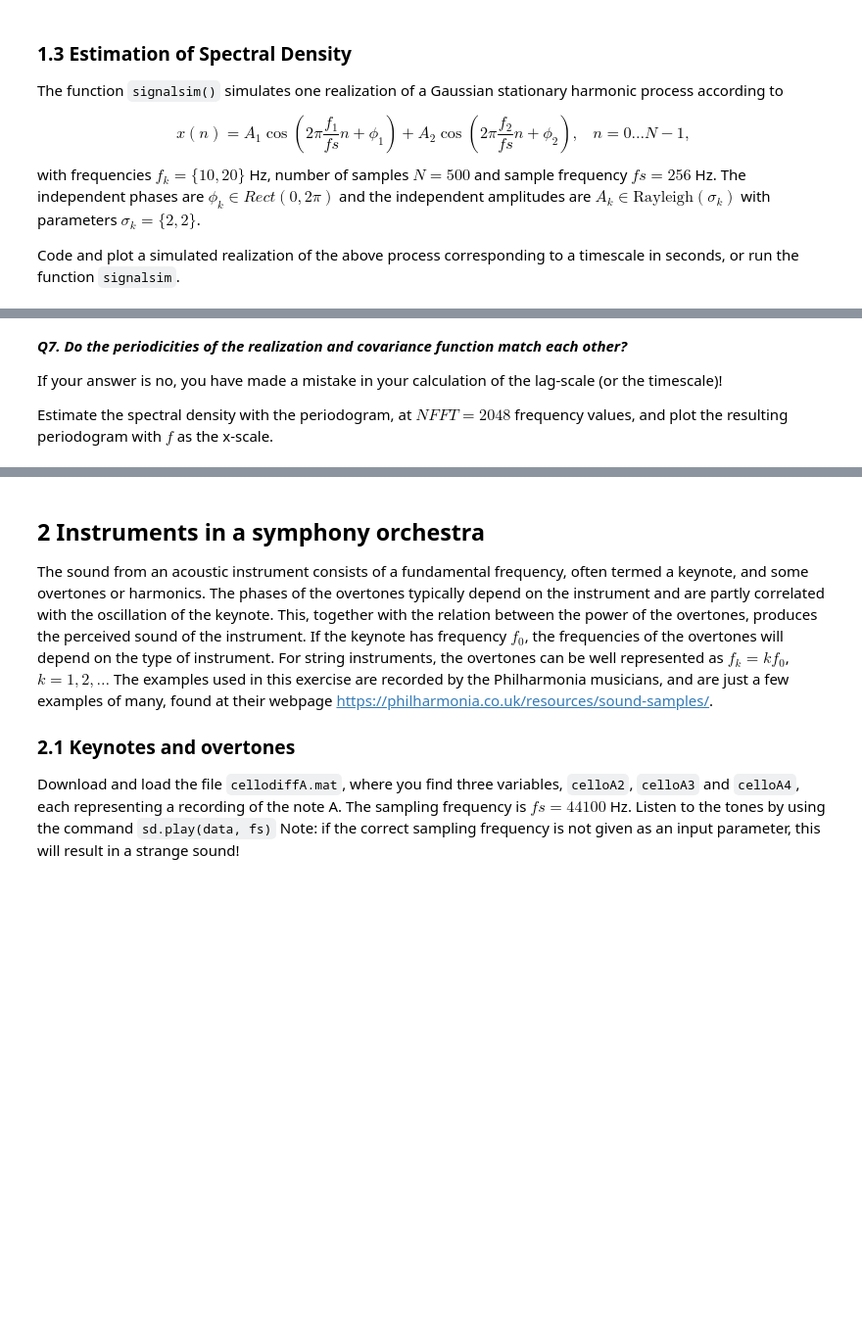
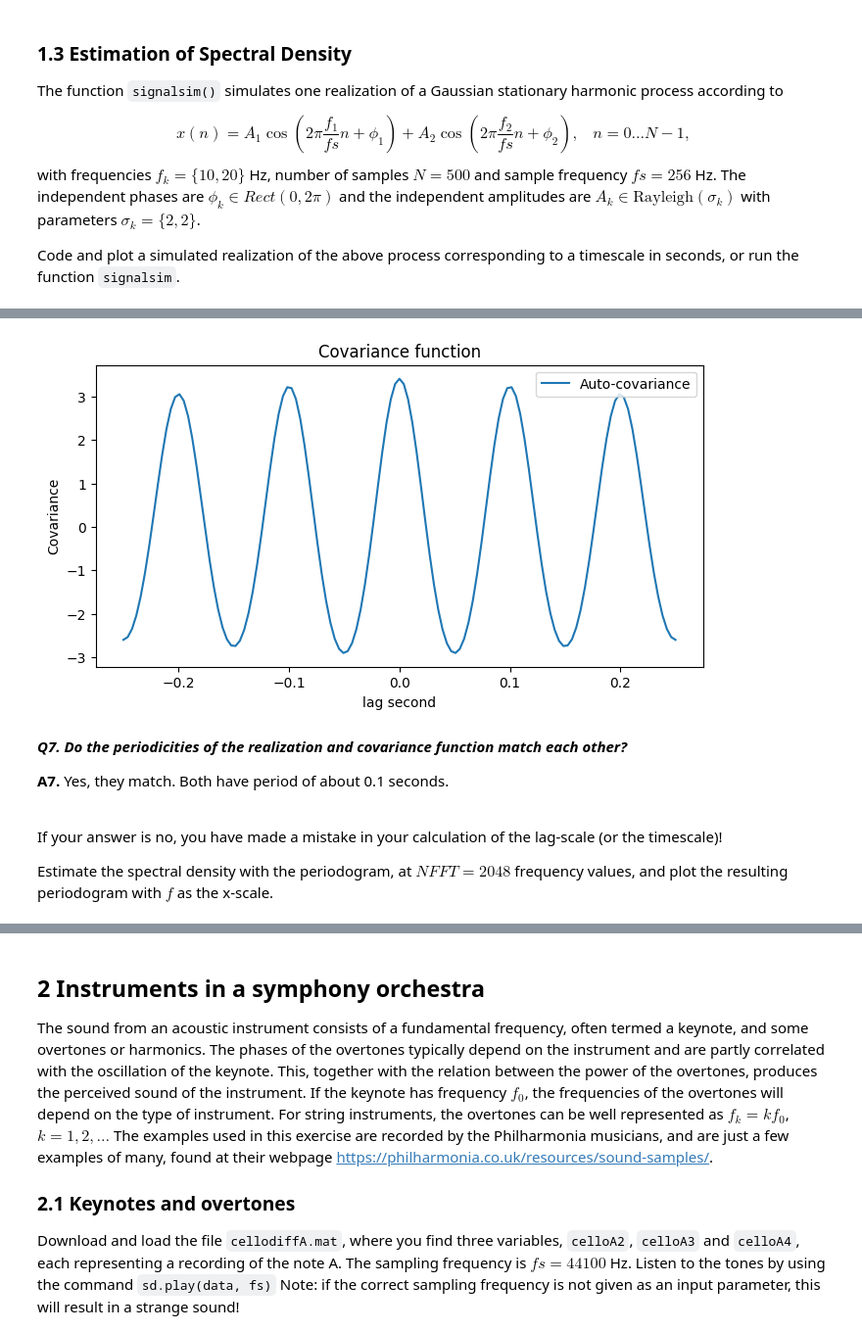
Before and after one commit to axellangenskiold/fmsf10, a Jupyter notebook: pythonLab1.ipynb, the cells around one changed output, grey strips where cells are left out. Shown at 98% size. Cells and saved outputs as stored; diff of their text form; code cells hidden in the pictures; blank space fills up the shorter version.

```diff
--- a/pythonLab1.ipynb
+++ b/pythonLab1.ipynb
@@ -266,5 +277,28 @@ Estimate and view the covariance function  for an appropriate `max_lag` and plot
+# %%
+# Write your own code below.
+T_max = 0.5
+fs = 256
+
+max_lag = 64
+
+r, lags = getCov(x, max_lag, "r")
+
+lag_seconds = lags / fs
+
+plt.figure(figsize=(8, 4))
+plt.plot(lag_seconds,r, label='Auto-covariance')
+plt.xlabel('lag second')
+plt.ylabel('Covariance')
+plt.title('Covariance function')
+plt.legend()
+plt.show()
+# %% [output]
+[figure, added]
 # %% [markdown]
 ***Q7. Do the periodicities of the realization and covariance function match each other?***
+
+**A7.** Yes, they match. Both have period of about 0.1 seconds.
+<br/><br/>
 
 If your answer is no, you have made a mistake in your calculation of the lag-scale (or the timescale)!
 
```
Also changed, not shown: parts of 11 cells of this notebook.
